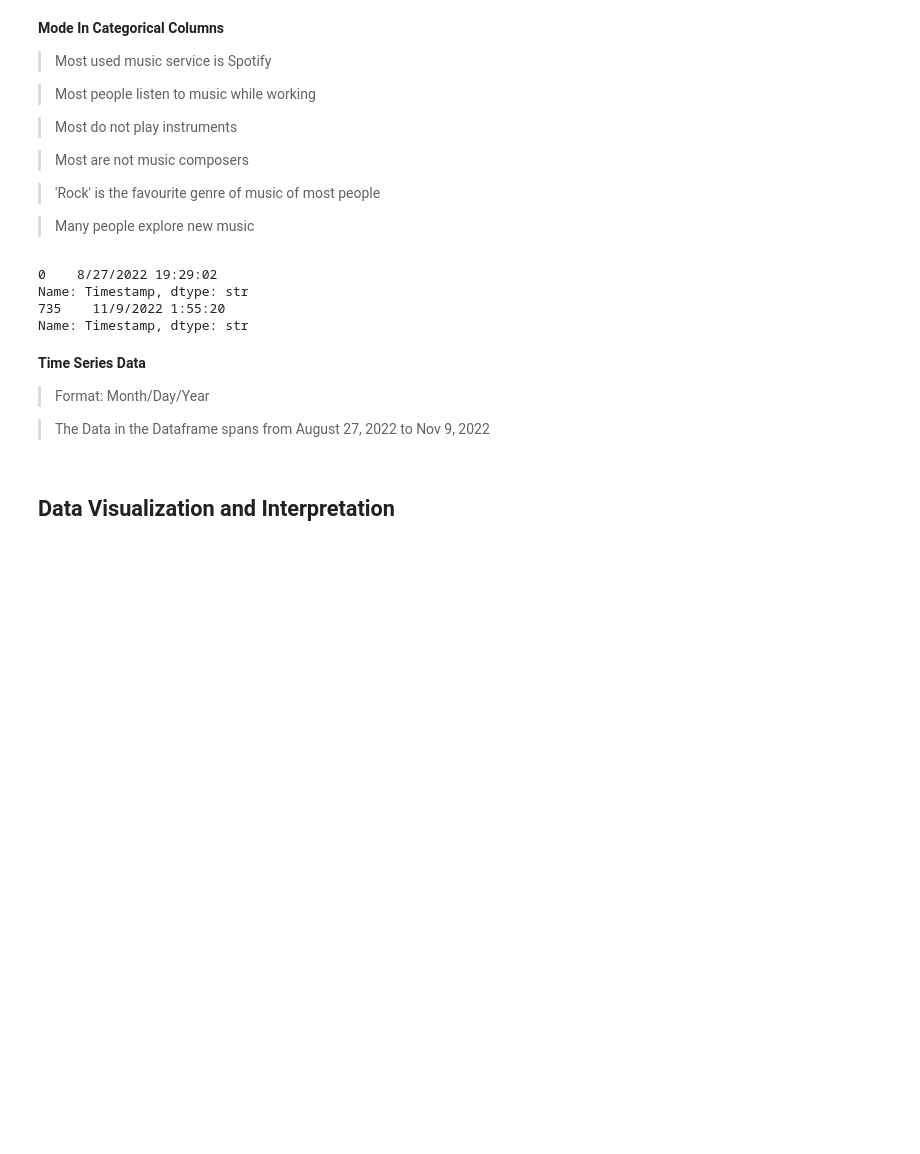
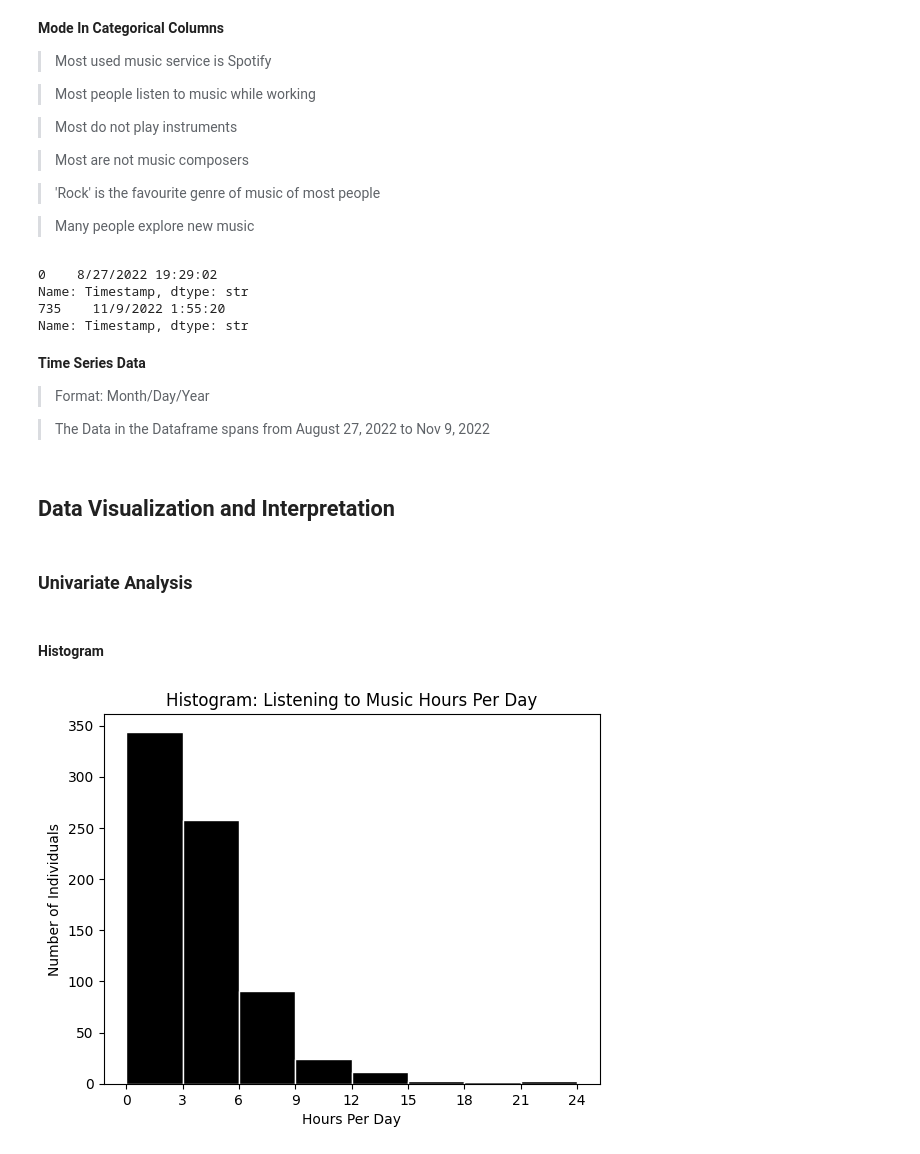
Before and after one commit to ShrDar/Music-and-Mental-Health, a Jupyter notebook: notebooks/mmh_eda.ipynb, the cells around one changed output. Drawn from its saved outputs; the diff is of its cells as text; code cells hidden in the pictures; blank space fills up the shorter version.

Commit message:
Added: Data Visualization and Interpretation Completed

```diff
--- a/notebooks/mmh_eda.ipynb
+++ b/notebooks/mmh_eda.ipynb
@@ -474,3 +474,18 @@ Name: Timestamp, dtype: str
 > The Data in the Dataframe spans from August 27, 2022 to Nov 9, 2022
 # %% [markdown]
 ## Data Visualization and Interpretation
+# %% [markdown]
+### Univariate Analysis
+# %% [markdown]
+#### Histogram
+# %%
+bins = [0, 3, 6, 9, 12, 15, 18, 21, 24]
+plt.hist(df['Hours per day'], color="#000000", edgecolor = "#ffffff", bins = bins)
+
+plt.xlabel("Hours Per Day")
+plt.ylabel("Number of Individuals")
+plt.xticks(bins)
+plt.title("Histogram: Listening to Music Hours Per Day")
+plt.show()
+# %% [output]
+[figure, added]
```
Also changed, not shown: parts of 38 cells of this notebook.
